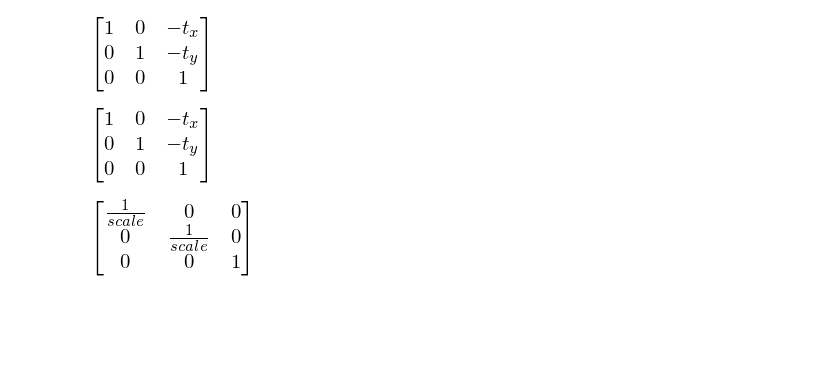
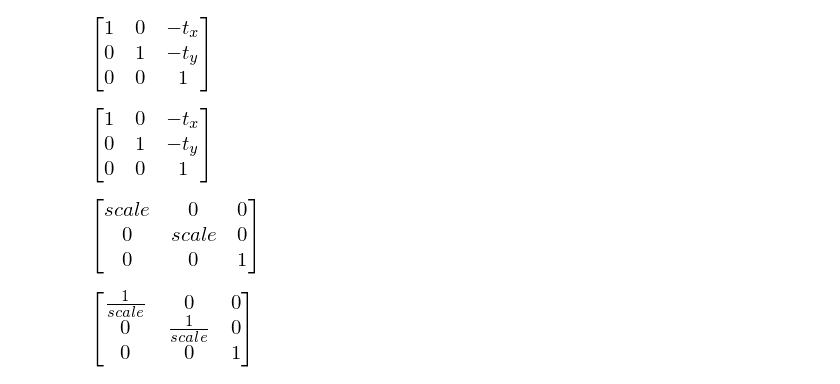
Before and after one commit to mirwox/robotica16, a Jupyter notebook: visao_projeto/EstudoMatrizesSistemas.ipynb, the cells around one changed output. Saved outputs shown, nothing was run; the diff lists cells and outputs as text; code cells hidden in the pictures; blank space fills up the shorter version.

```diff
--- a/visao_projeto/EstudoMatrizesSistemas.ipynb
+++ b/visao_projeto/EstudoMatrizesSistemas.ipynb
@@ -90,6 +90,10 @@ mat_trans_minus_tx_ty
 [figure]
 # %%
 mat_scale = make_scale(scale)
+# %%
+mat_scale
+# %% [output]
+[figure, added]
 # %%
 mat_scale.inv()
 # %% [output]
```
Also changed, not shown: parts of 4 cells of this notebook, 1 other file.
